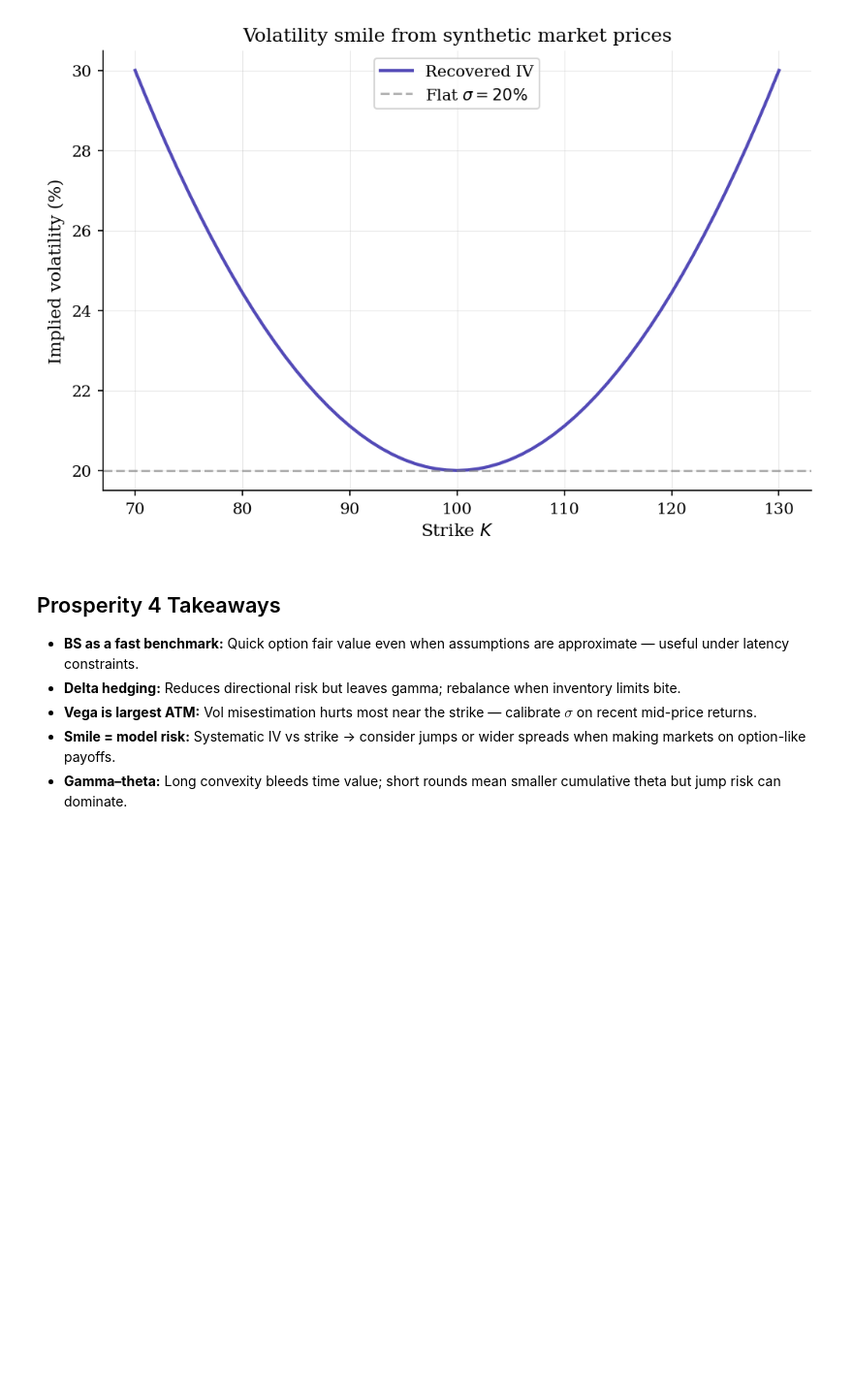
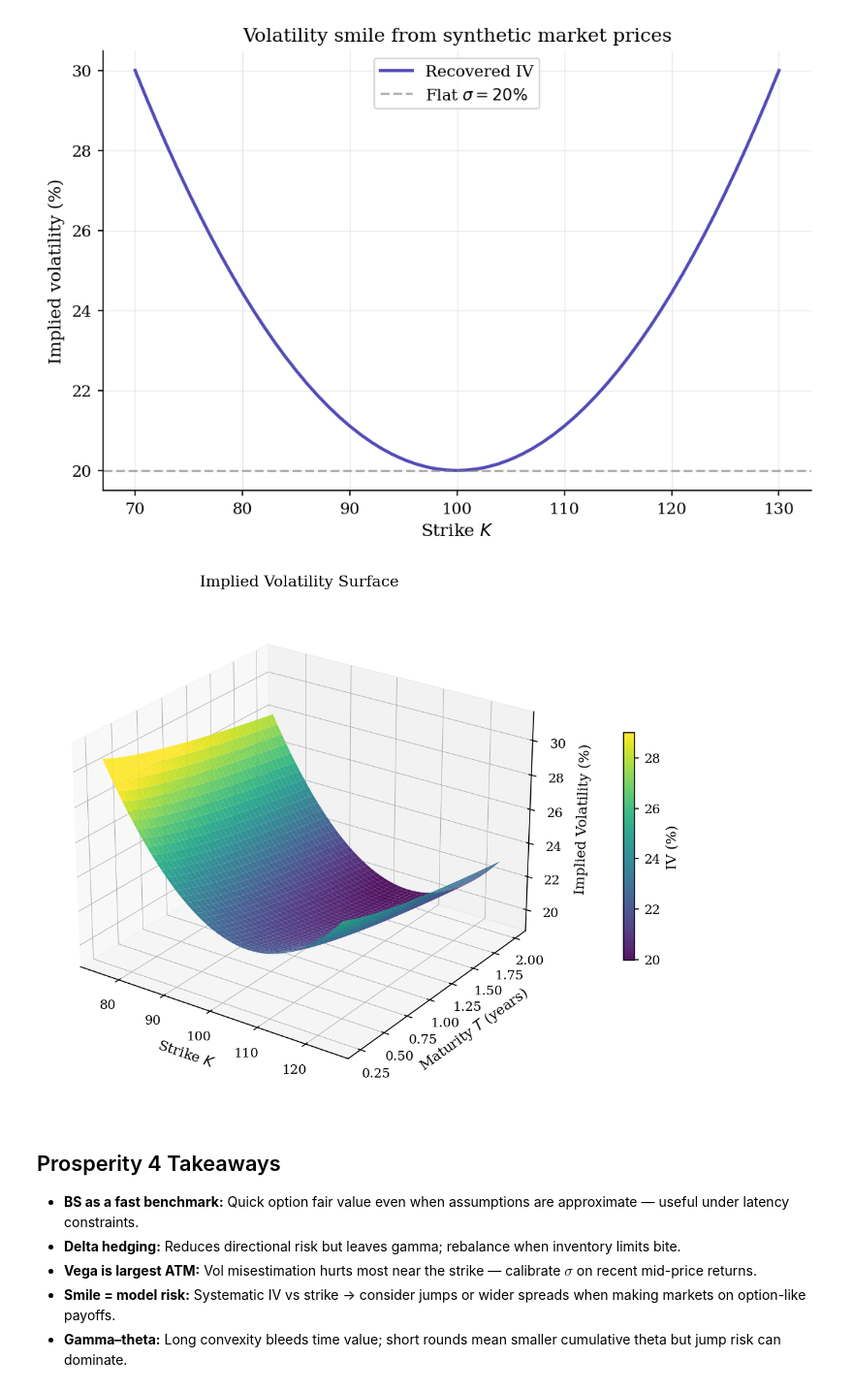
Before and after one commit to leandro-3rne/prosperity4-quant, a Jupyter notebook: notebooks/02a_black_scholes_greeks.ipynb, the cells around one changed output. Shown at 97% size. Cells and saved outputs as stored; diff of their text form; code cells hidden in the pictures; blank space fills up the shorter version.

```diff
--- a/notebooks/02a_black_scholes_greeks.ipynb
+++ b/notebooks/02a_black_scholes_greeks.ipynb
@@ -370,6 +370,66 @@ save_fig(fig, '02_options', 'vol_smile')
 plt.show()
 # %% [output]
 [figure]
+# %%
+from matplotlib.animation import FuncAnimation, PillowWriter
+
+K_surf = np.linspace(75, 125, 50)  # Ränder wegschneiden
+T_surf = np.linspace(0.25, 2.0, 40)  # Sehr kurze Laufzeiten weglassen
+K_mesh, T_mesh = np.meshgrid(K_surf, T_surf)
+S_surf, r_surf = 100.0, 0.05
+
+sigma_input = (
+    0.20
+    + 0.08 * ((K_mesh - S_surf) / 30) ** 2
+    - 0.03 * (K_mesh - S_surf) / 30
+    + 0.04 * (1 - np.sqrt(T_mesh) / np.sqrt(2.0))
+)
+
+market_prices_surf = np.vectorize(
+    lambda k, t, s: bs_call(S_surf, k, t, r_surf, s)
+)(K_mesh, T_mesh, sigma_input)
+
+iv_surf = np.vectorize(
+    lambda p, k, t: implied_vol(p, S_surf, k, t, r_surf)
+)(market_prices_surf, K_mesh, T_mesh)
+
+# --- Fix: Ausreisser maskieren ---
+iv_pct = iv_surf * 100
+iv_pct = np.where(np.isfinite(iv_pct), iv_pct, np.nan)
+iv_pct = np.clip(iv_pct, 5, 60)
+
+fig = plt.figure(figsize=(10, 6))
+ax = fig.add_subplot(111, projection='3d')
+
+surf_plot = ax.plot_surface(
+    K_mesh, T_mesh, iv_pct,
+    cmap='viridis',
+    alpha=0.92,
+    vmin=np.nanpercentile(iv_pct, 2),
+    vmax=np.nanpercentile(iv_pct, 98),
+)
+
+fig.colorbar(surf_plot, ax=ax, shrink=0.45, pad=0.08, label='IV (%)')
+ax.set_xlabel('Strike $K$')
+ax.set_ylabel('Maturity $T$ (years)')
+ax.set_zlabel('Implied Volatility (%)')
+ax.set_title('Implied Volatility Surface')
+ax.set_zlim(np.nanmin(iv_pct) - 1, np.nanmax(iv_pct) + 1)
+ax.view_init(elev=25, azim=-55)
+
+plt.tight_layout()
+save_fig(fig, '02_options', 'vol_surface')
+plt.show()
+
+def animate(frame):
+    ax1.view_init(elev=25, azim=frame)
+    ax2.view_init(elev=25, azim=frame)
+    return []
+
+ani = FuncAnimation(fig, animate, frames=range(0, 360, 2), interval=50, blit=False)
+ani.save('../plots/02_options/vol_surface_rotating.gif', writer=PillowWriter(fps=20))
+# %% [output]
+[figure, added]
 # %% [markdown]
 ## Prosperity 4 Takeaways
 
```
Also changed, not shown: parts of 2 cells of this notebook, 17 other files.
